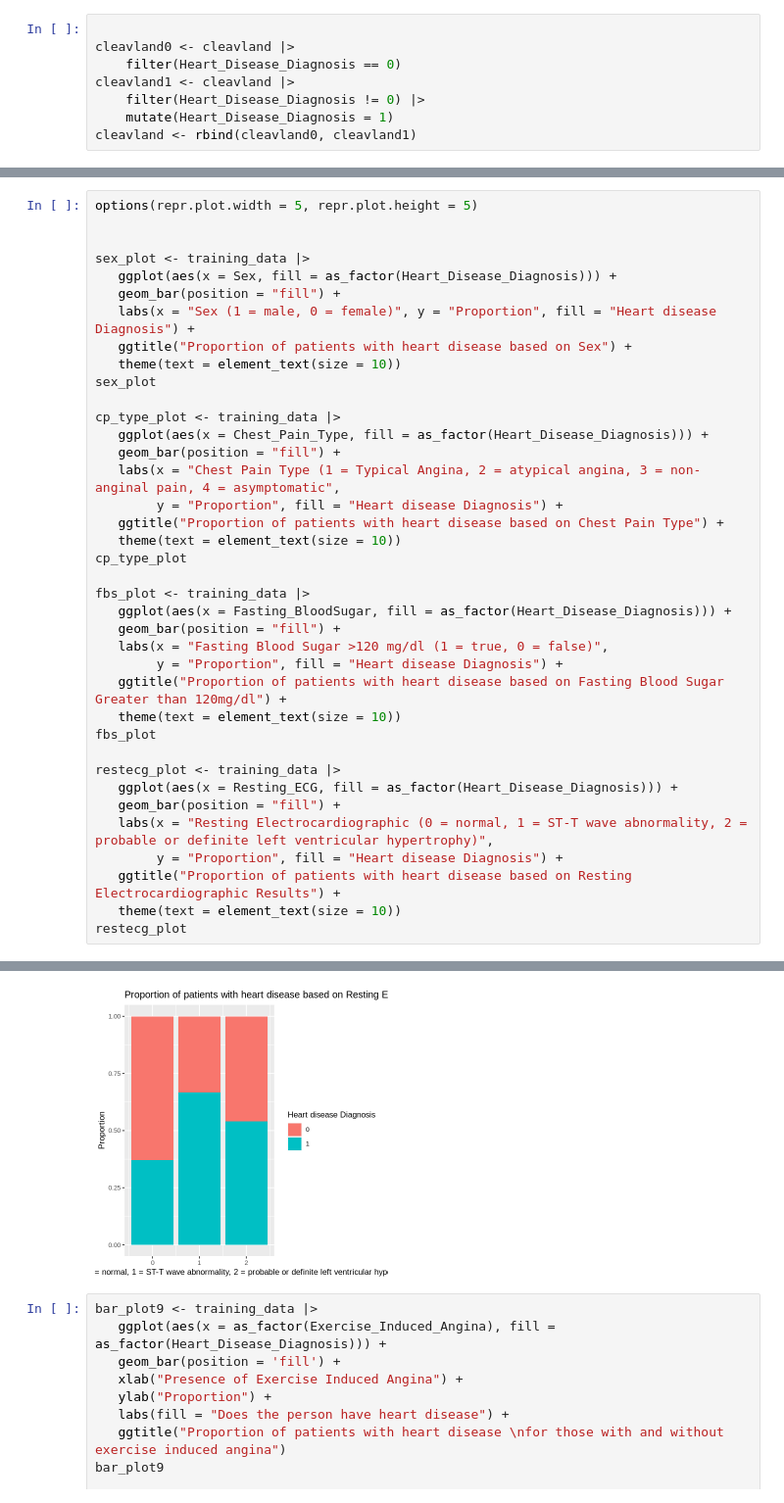
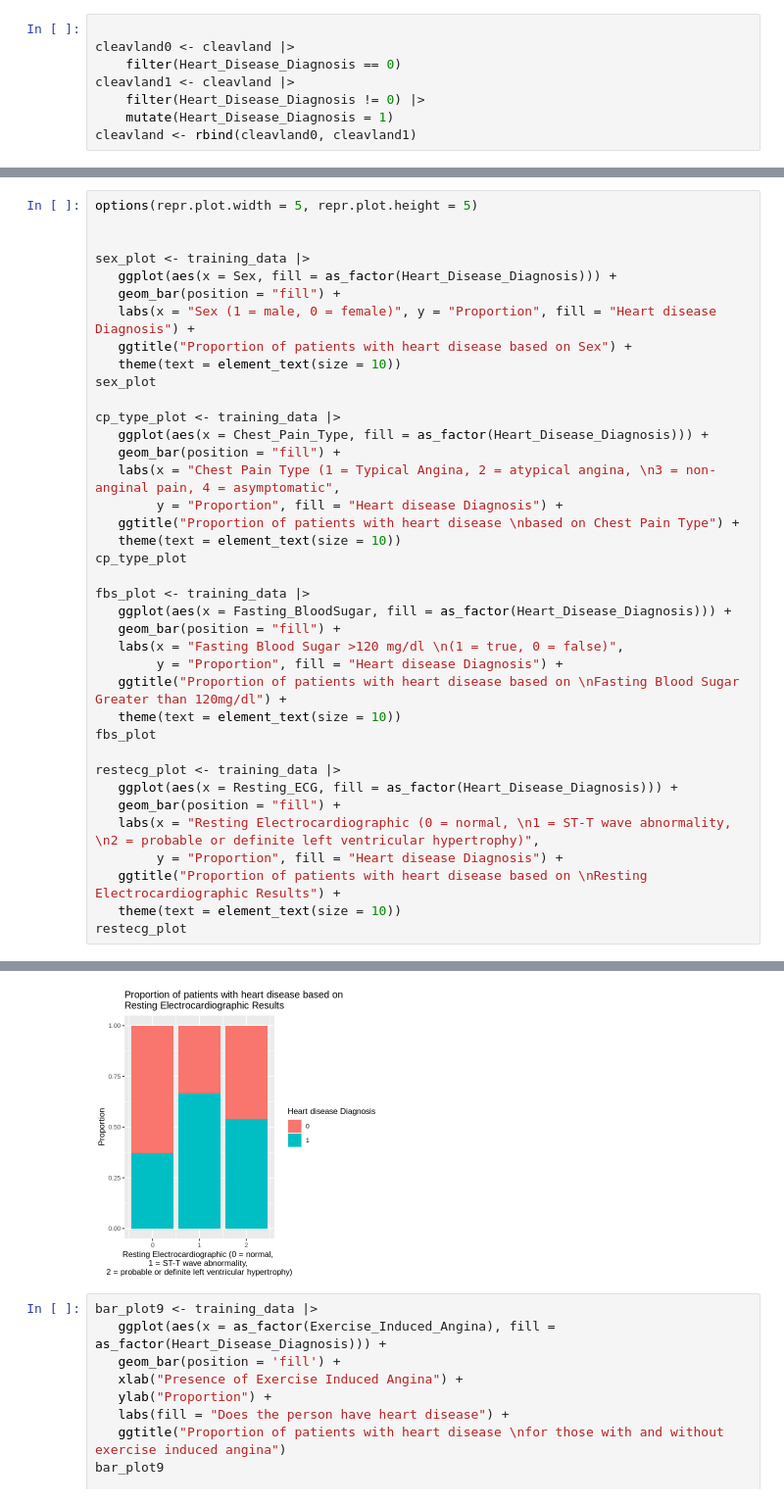
Before and after one commit to devr07/Project-DSCI100, a Jupyter notebook: projectpropsal.ipynb, the cells around one changed output, grey strips where cells are left out. Shown: that part at 98% size. Drawn from its saved outputs; the diff is of its cells as text.

Commit message:
Fixed graph titles

```diff
--- a/projectpropsal.ipynb
+++ b/projectpropsal.ipynb
@@ -303,27 +303,27 @@ sex_plot
 cp_type_plot <- training_data |>
    ggplot(aes(x = Chest_Pain_Type, fill = as_factor(Heart_Disease_Diagnosis))) +
    geom_bar(position = "fill") +
-   labs(x = "Chest Pain Type (1 = Typical Angina, 2 = atypical angina, 3 = non-anginal pain, 4 = asymptomatic",
+   labs(x = "Chest Pain Type (1 = Typical Angina, 2 = atypical angina, \n3 = non-anginal pain, 4 = asymptomatic",
         y = "Proportion", fill = "Heart disease Diagnosis") +
-   ggtitle("Proportion of patients with heart disease based on Chest Pain Type") +
+   ggtitle("Proportion of patients with heart disease \nbased on Chest Pain Type") +
    theme(text = element_text(size = 10))
 cp_type_plot
 
 fbs_plot <- training_data |>
    ggplot(aes(x = Fasting_BloodSugar, fill = as_factor(Heart_Disease_Diagnosis))) +
    geom_bar(position = "fill") +
-   labs(x = "Fasting Blood Sugar >120 mg/dl (1 = true, 0 = false)",
+   labs(x = "Fasting Blood Sugar >120 mg/dl \n(1 = true, 0 = false)",
         y = "Proportion", fill = "Heart disease Diagnosis") +
-   ggtitle("Proportion of patients with heart disease based on Fasting Blood Sugar Greater than 120mg/dl") +
+   ggtitle("Proportion of patients with heart disease based on \nFasting Blood Sugar Greater than 120mg/dl") +
    theme(text = element_text(size = 10))
 fbs_plot
 
 restecg_plot <- training_data |>
    ggplot(aes(x = Resting_ECG, fill = as_factor(Heart_Disease_Diagnosis))) +
    geom_bar(position = "fill") +
-   labs(x = "Resting Electrocardiographic (0 = normal, 1 = ST-T wave abnormality, 2 = probable or definite left ventricular hypertrophy)",
+   labs(x = "Resting Electrocardiographic (0 = normal, \n1 = ST-T wave abnormality, \n2 = probable or definite left ventricular hypertrophy)",
         y = "Proportion", fill = "Heart disease Diagnosis") +
-   ggtitle("Proportion of patients with heart disease based on Resting Electrocardiographic Results") +
+   ggtitle("Proportion of patients with heart disease based on \nResting Electrocardiographic Results") +
    theme(text = element_text(size = 10))
 restecg_plot
 # %% [output]
@@ -333,4 +333,4 @@ restecg_plot
-[figure, old version]
+[figure, new version]
 # %%
 bar_plot9 <- training_data |>
    ggplot(aes(x = as_factor(Exercise_Induced_Angina), fill = as_factor(Heart_Disease_Diagnosis))) +
```
Also changed, not shown: parts of 7 cells of this notebook.
